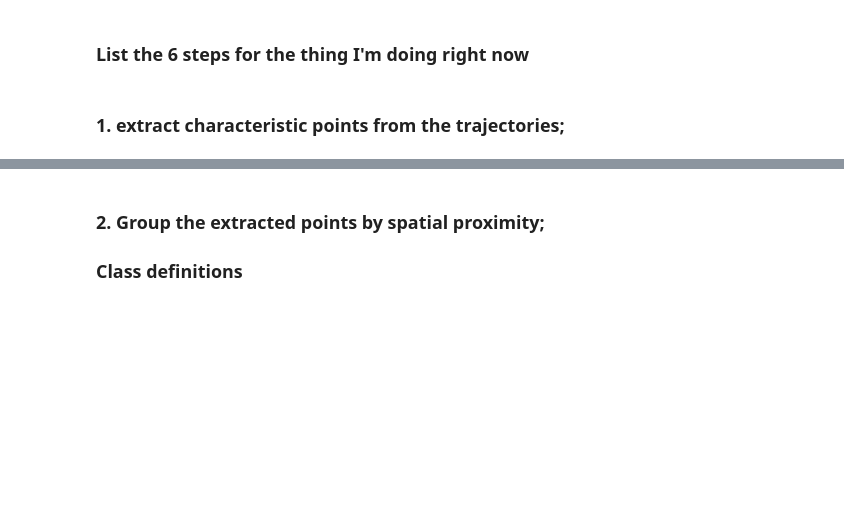
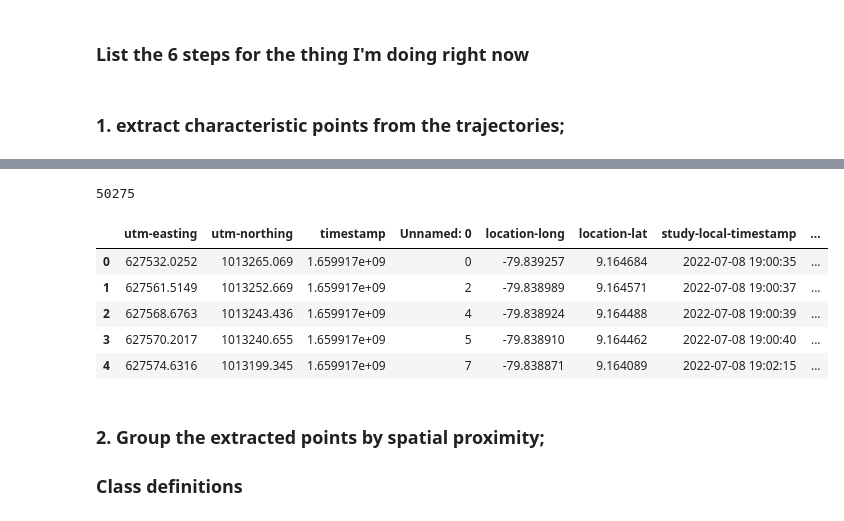
Before and after one commit to shivamabrol/Research-Animal-Movement, a Jupyter notebook: Data Transformation.ipynb, the cells around one changed output, grey strips where cells are left out. Drawn from its saved outputs; the diff is of its cells as text; code cells hidden in the pictures; blank space fills up the shorter version.

```diff
--- a/Data Transformation.ipynb
+++ b/Data Transformation.ipynb
@@ -8,7 +8,7 @@ So I run queries to filter out the above fields and remove any empty data fields
 # %%
 import pandas as pd
 import numpy as np
-df = pd.read_csv('data/Dead-Reckoning Arboreal Species in BCI.csv')
+df = pd.read_csv('data/combined.csv')
 # convert the timestamp column to Unix timestamps
 df['timestamp'] = pd.to_datetime(df['timestamp']).apply(lambda x: x.timestamp())
 
@@ -30,8 +32,11 @@ For each of the animals I'm just listing out every different day and an animal a
 which is pretty basic
 # %%
 ##Considering the GPS data for this study
-df_gps = df[df['sensor-type'] == 'gps']
-df_gps = df_gps[['event-id', 'timestamp', 'location-long', 'location-lat', 'utm-easting', 'utm-northing', 'study-local-timestamp', 'individual-local-identifier']]
+
+##New dataset is all GPS data so doesn't have sensor type field
+# df_gps = df[df['sensor-type'] == 'gps']
+df_gps = df
+df_gps = df_gps[['timestamp', 'location-long', 'location-lat', 'utm-easting', 'utm-northing', 'study-local-timestamp', 'individual-local-identifier']]
 df_gps['study-local-timestamp'] = pd.to_datetime(df_gps['study-local-timestamp'])
 
 # df_gps.dropna(axis = 1, inplace = True)
@@ -84,7 +122,7 @@ def angle_between_vectors(v1, v2):
 
 
 
-def extract_significant_points(points, min_distance = 3, max_distance = 10, min_angle = 30, min_stop_duration = 100):
+def extract_significant_points(points, min_distance = 10, max_distance = 50, min_angle = 30, min_stop_duration = 100):
 
     n = len(points)
     C = [points[0]]
@@ -142,7 +196,20 @@ def extract_significant_points(points, min_distance = 3, max_distance = 10, min_
 # %%
-extracted_points = extract_significant_points(df_extract.to_numpy(), 10, 30, 15, 100)
+extracted_points = extract_significant_points(df_extract.to_numpy(), 10, 100, 10, 100)
 extracted_points = pd.DataFrame(extracted_points, columns=['utm-easting', 'utm-northing', 'timestamp'])
 extracted_points = pd.merge(extracted_points, df_gps, on = ['utm-easting', 'utm-northing', 'timestamp'])
+# %%
+len(extracted_points)
+# %% [output]
+50275
+# %%
+extracted_points.head()
+# %% [output]
+|  | utm-easting | utm-northing | timestamp | Unnamed: 0 | location-long | location-lat | study-local-timestamp | ... |
+| 0 | 627532.0252 | 1013265.069 | 1.659917e+09 | 0 | -79.839257 | 9.164684 | 2022-07-08 19:00:35 | ... |
+| 1 | 627561.5149 | 1013252.669 | 1.659917e+09 | 2 | -79.838989 | 9.164571 | 2022-07-08 19:00:37 | ... |
+| 2 | 627568.6763 | 1013243.436 | 1.659917e+09 | 4 | -79.838924 | 9.164488 | 2022-07-08 19:00:39 | ... |
+| 3 | 627570.2017 | 1013240.655 | 1.659917e+09 | 5 | -79.838910 | 9.164462 | 2022-07-08 19:00:40 | ... |
+| 4 | 627574.6316 | 1013199.345 | 1.659917e+09 | 7 | -79.838871 | 9.164089 | 2022-07-08 19:02:15 | ... |
 # %%
 extracted_points.to_csv('data/BCI-movement-data.csv')
 # %%
```
Also changed, not shown: parts of 18 cells of this notebook, 21 other files.
